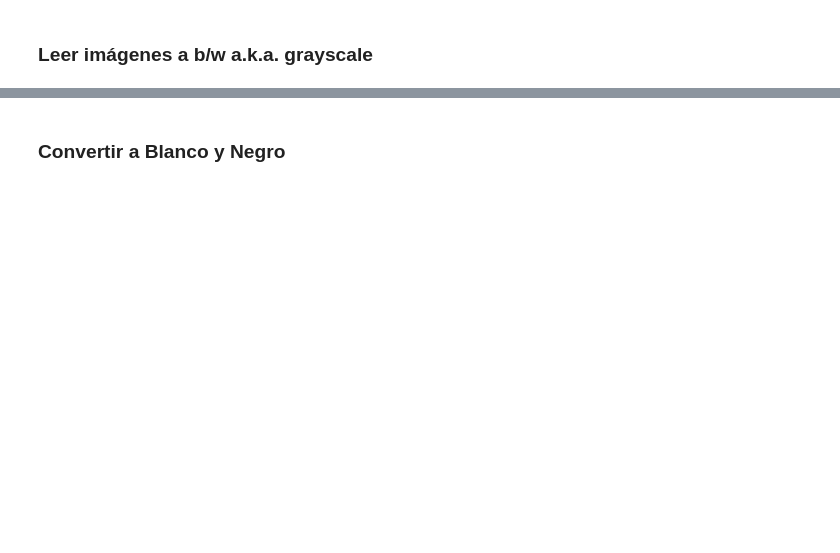
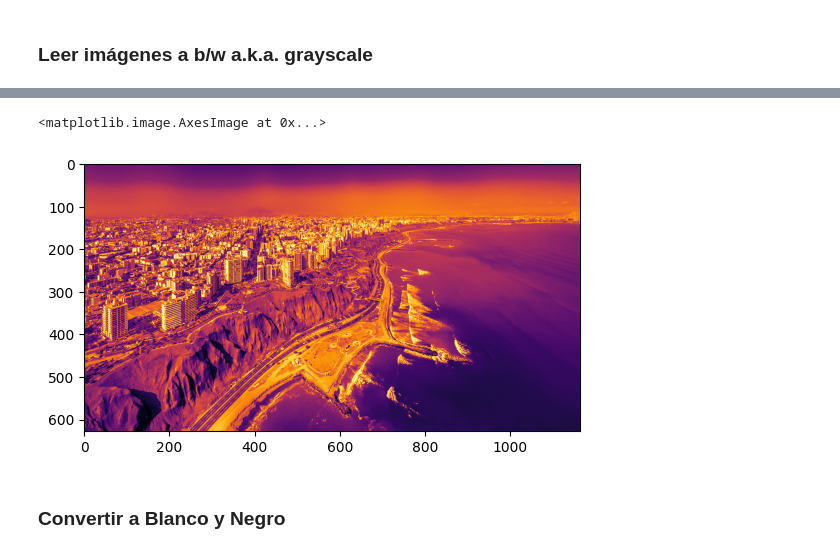
Before and after one commit to CeSaRLoPeZArTeAgA/Programacion_Grafica, a Jupyter notebook: SEMANA 1/1.7 Algunas Operaciones con Imágenes.ipynb, the cells around one changed output, grey strips where cells are left out. Saved outputs shown, nothing was run; the diff lists cells and outputs as text; code cells hidden in the pictures; blank space fills up the shorter version.

```diff
--- a/SEMANA 1/1.7 Algunas Operaciones con Imágenes.ipynb
+++ b/SEMANA 1/1.7 Algunas Operaciones con Imágenes.ipynb
@@ -48,5 +90,8 @@ plt.colorbar()
 # %%
-plt.imshow(im, cmap='gray')
+plt.imshow(im, cmap='inferno')
+# %% [output]
+<matplotlib.image.AxesImage at 0x...>
+[figure, added]
 # %% [markdown]
 ### **Convertir a Blanco y Negro**
 # %%
```
Also changed, not shown: parts of 28 cells of this notebook, 11 other files.
